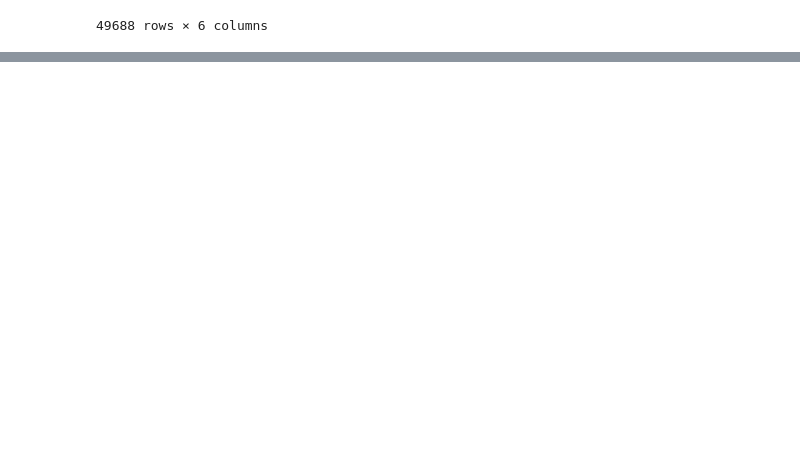
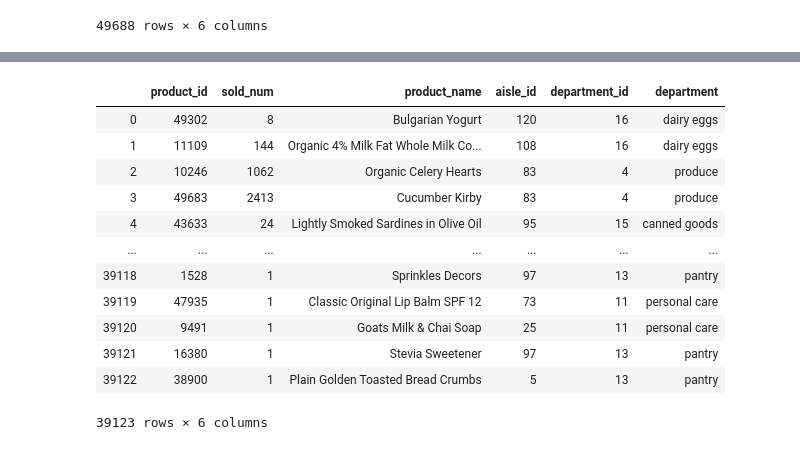
Before and after one commit to RachelPengmkt/Instacart-Market-Basket-Analysis-Exploratory-Analysis-Kaggle, a Jupyter notebook: Instacart-Market-Basket-Analysis-Exploratory-Analysis-Kaggle.ipynb, the cells around one changed output, grey strips where cells are left out. Drawn from its saved outputs; the diff is of its cells as text; code cells hidden in the pictures; blank space fills up the shorter version.

```diff
--- a/Instacart-Market-Basket-Analysis-Exploratory-Analysis-Kaggle.ipynb
+++ b/Instacart-Market-Basket-Analysis-Exploratory-Analysis-Kaggle.ipynb
@@ -1001,0 +1009,5 @@ plt.show()
+# %%
+# How many times a product was sold?
+p_sold_num = order_products_train.groupby(['product_id'],sort=0).apply( lambda g: pd.Series({\
+    'sold_num': g.product_id.count(),\
+    }))
@@ -1001,0 +1053,16 @@ plt.show()
+# %%
+p_sold_p_d
+# %% [output]
+|  | product_id | sold_num | product_name | aisle_id | department_id | department |
+| 0 | 49302 | 8 | Bulgarian Yogurt | 120 | 16 | dairy eggs |
+| 1 | 11109 | 144 | Organic 4% Milk Fat Whole Milk Co... | 108 | 16 | dairy eggs |
+| 2 | 10246 | 1062 | Organic Celery Hearts | 83 | 4 | produce |
+| 3 | 49683 | 2413 | Cucumber Kirby | 83 | 4 | produce |
+| 4 | 43633 | 24 | Lightly Smoked Sardines in Olive Oil | 95 | 15 | canned goods |
+| ... | ... | ... | ... | ... | ... | ... |
+| 39118 | 1528 | 1 | Sprinkles Decors | 97 | 13 | pantry |
+| 39119 | 47935 | 1 | Classic Original Lip Balm SPF 12 | 73 | 11 | personal care |
+| 39120 | 9491 | 1 | Goats Milk & Chai Soap | 25 | 11 | personal care |
+| 39121 | 16380 | 1 | Stevia Sweetener | 97 | 13 | pantry |
+| 39122 | 38900 | 1 | Plain Golden Toasted Bread Crumbs | 5 | 13 | pantry |
+39123 rows × 6 columns
```
Also changed, not shown: parts of 20 cells of this notebook.
